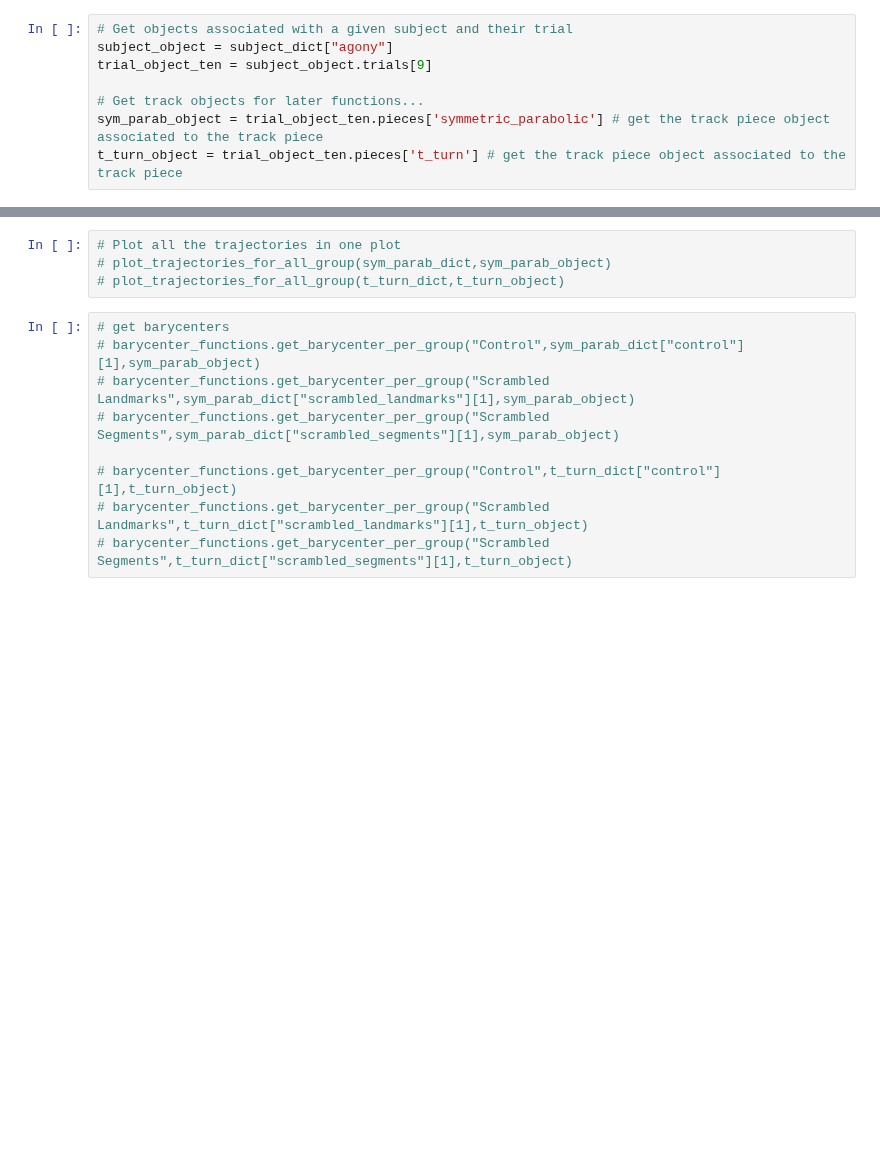
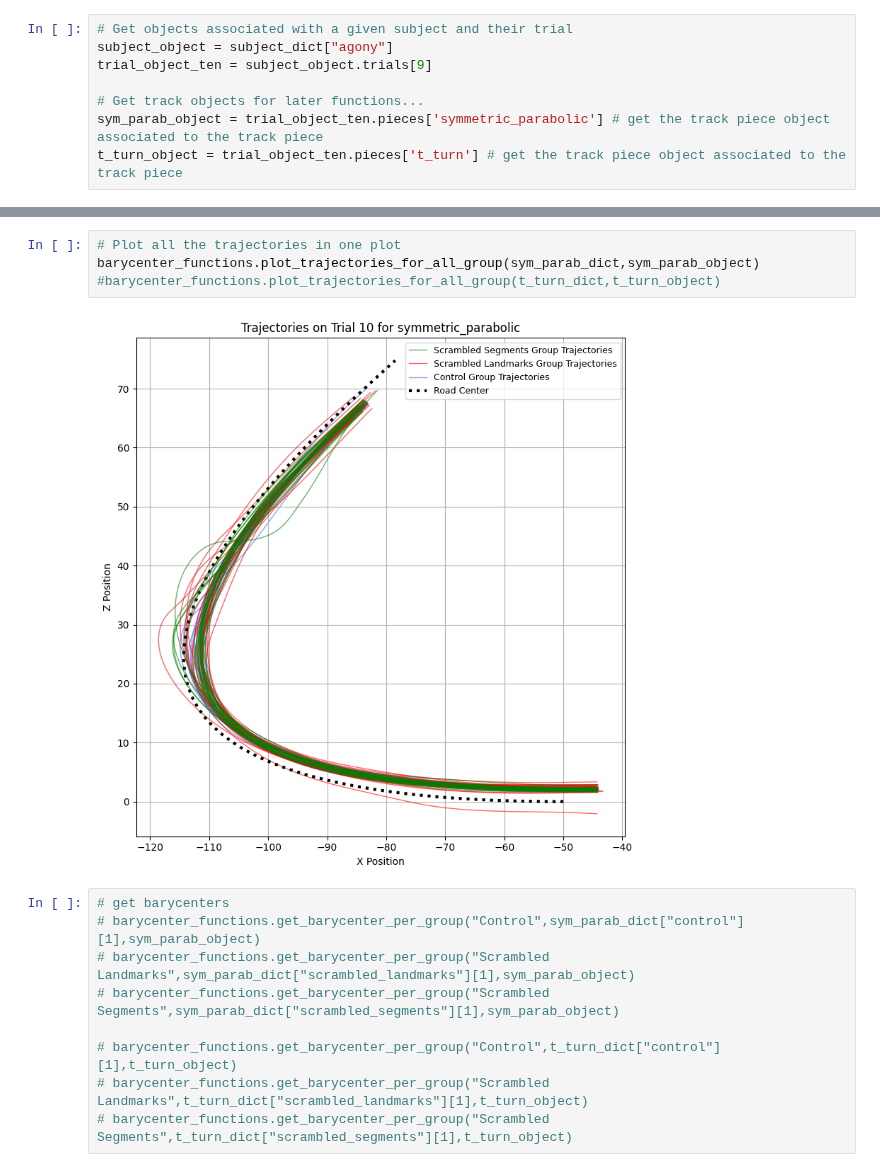
Before and after one commit to GraceRoessling/driving_exp_1_analyses, a Jupyter notebook: experiment_analyses/jupyter_notebooks/barycenter_fog_segment_analysis.ipynb, the cells around one changed output, grey strips where cells are left out. Drawn from its saved outputs; the diff is of its cells as text; blank space fills up the shorter version.

```diff
--- a/experiment_analyses/jupyter_notebooks/barycenter_fog_segment_analysis.ipynb
+++ b/experiment_analyses/jupyter_notebooks/barycenter_fog_segment_analysis.ipynb
@@ -62,7 +68,9 @@ t_turn_object = trial_object_ten.pieces['t_turn'] # get the track piece object a
 # %%
 # Plot all the trajectories in one plot
-# plot_trajectories_for_all_group(sym_parab_dict,sym_parab_object)
-# plot_trajectories_for_all_group(t_turn_dict,t_turn_object)
+barycenter_functions.plot_trajectories_for_all_group(sym_parab_dict,sym_parab_object)
+#barycenter_functions.plot_trajectories_for_all_group(t_turn_dict,t_turn_object)
+# %% [output]
+[figure, added]
 # %%
 # get barycenters
 # barycenter_functions.get_barycenter_per_group("Control",sym_parab_dict["control"][1],sym_parab_object)
```
Also changed, not shown: parts of 3 cells of this notebook, 1 other file.
